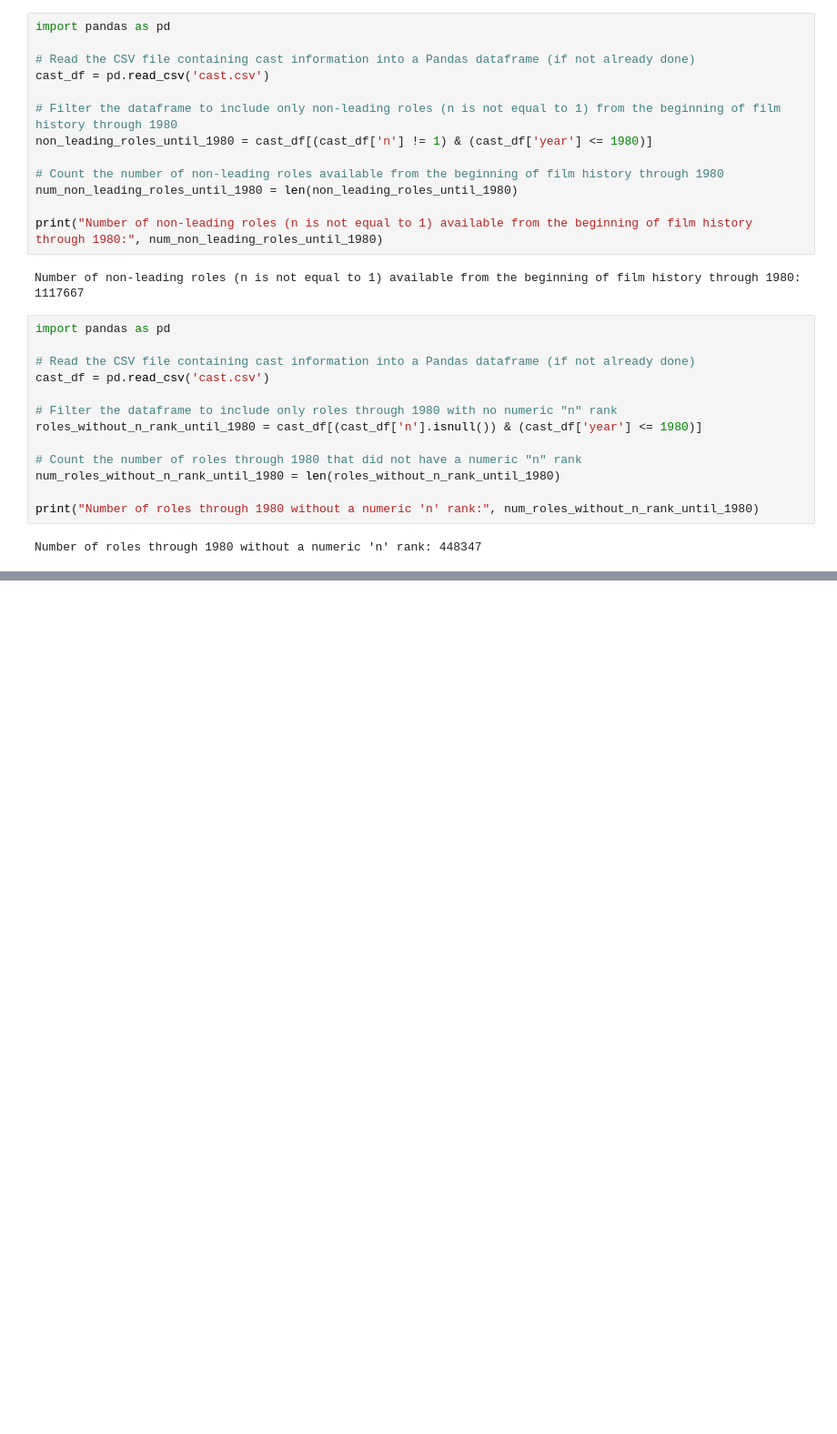
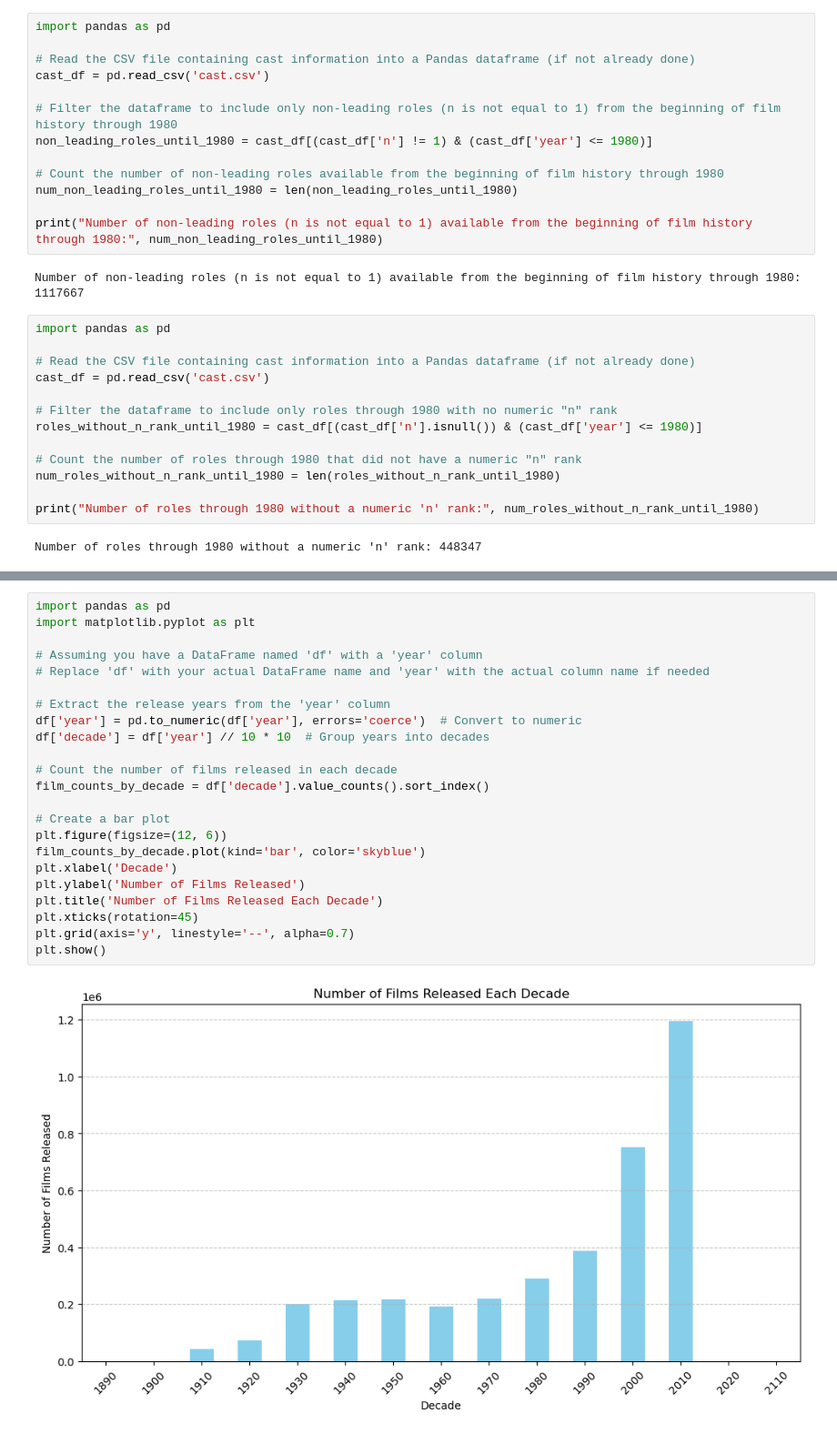
Before and after one commit to Thamaraiselvan2000/python, a Jupyter notebook: day 10 practice exercise.ipynb, the cells around one changed output, grey strips where cells are left out. Shown at 91% size. Drawn from its saved outputs; the diff is of its cells as text; blank space fills up the shorter version.

```diff
--- a/day 10 practice exercise.ipynb
+++ b/day 10 practice exercise.ipynb
@@ -513,0 +562,25 @@ Number of roles through 1980 without a numeric 'n' rank: 448347
+# %%
+import pandas as pd
+import matplotlib.pyplot as plt
+
+# Assuming you have a DataFrame named 'df' with a 'year' column
+# Replace 'df' with your actual DataFrame name and 'year' with the actual column name if needed
+
+# Extract the release years from the 'year' column
+df['year'] = pd.to_numeric(df['year'], errors='coerce')  # Convert to numeric
+df['decade'] = df['year'] // 10 * 10  # Group years into decades
+
+# Count the number of films released in each decade
+film_counts_by_decade = df['decade'].value_counts().sort_index()
+
+# Create a bar plot
+plt.figure(figsize=(12, 6))
+film_counts_by_decade.plot(kind='bar', color='skyblue')
+plt.xlabel('Decade')
+plt.ylabel('Number of Films Released')
+plt.title('Number of Films Released Each Decade')
+plt.xticks(rotation=45)
+plt.grid(axis='y', linestyle='--', alpha=0.7)
+plt.show()
+# %% [output]
+[figure, added]
```
Also changed, not shown: parts of 45 cells of this notebook.
